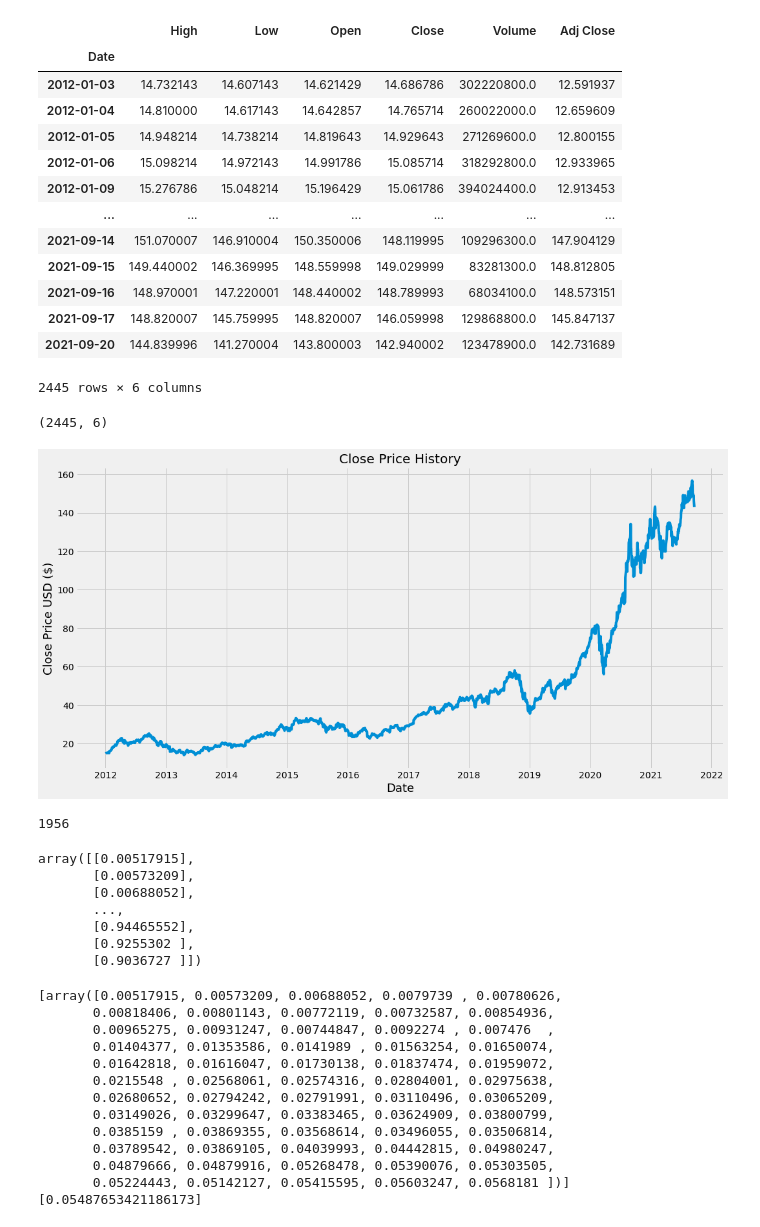
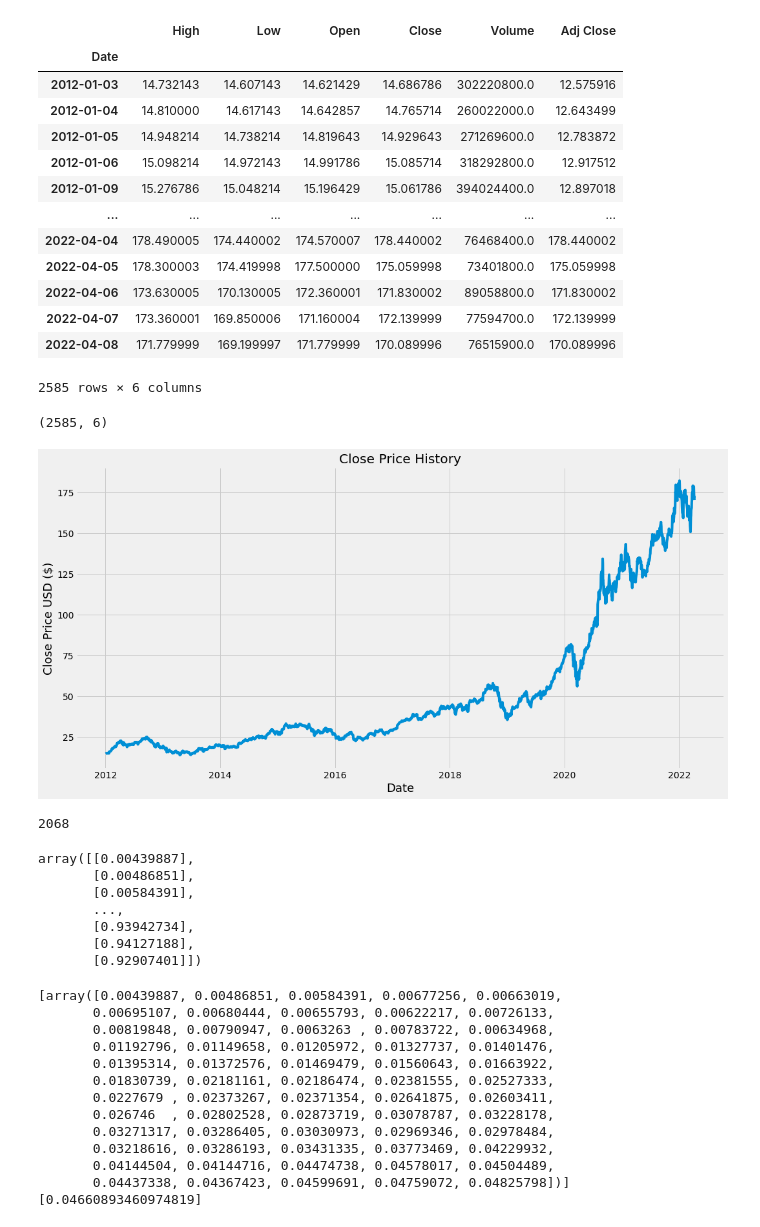
Before and after one commit to KawalpreetDeol/Stock-Price-Predictor, a Jupyter notebook: Closing Stock Price Predictor.ipynb, the cells around one changed output. Saved outputs shown, nothing was run; the diff lists cells and outputs as text; code cells hidden in the pictures.

```diff
--- a/Closing Stock Price Predictor.ipynb
+++ b/Closing Stock Price Predictor.ipynb
@@ -45,29 +43,29 @@ Successfully installed absl-py-1.0.0 astunparse-1.6.3 cachetools-4.2.4 flatbuffe
 # %%
 # Get Stock Quote
 stock_ticker = 'AAPL'
-df = web.DataReader(stock_ticker, data_source='yahoo', start='2012-01-01', end='2021-09-20')
+df = web.DataReader(stock_ticker, data_source='yahoo', start='2012-01-01', end='2022-04-10')
 # Display Data
 df
 # %% [output]
 |  | High | Low | Open | Close | Volume | Adj Close |
 | Date |  |  |  |  |  |  |
-| 2012-01-03 | 14.732143 | 14.607143 | 14.621429 | 14.686786 | 302220800.0 | 12.591937 |
-| 2012-01-04 | 14.810000 | 14.617143 | 14.642857 | 14.765714 | 260022000.0 | 12.659609 |
-| 2012-01-05 | 14.948214 | 14.738214 | 14.819643 | 14.929643 | 271269600.0 | 12.800155 |
-| 2012-01-06 | 15.098214 | 14.972143 | 14.991786 | 15.085714 | 318292800.0 | 12.933965 |
-| 2012-01-09 | 15.276786 | 15.048214 | 15.196429 | 15.061786 | 394024400.0 | 12.913453 |
+| 2012-01-03 | 14.732143 | 14.607143 | 14.621429 | 14.686786 | 302220800.0 | 12.575916 |
+| 2012-01-04 | 14.810000 | 14.617143 | 14.642857 | 14.765714 | 260022000.0 | 12.643499 |
+| 2012-01-05 | 14.948214 | 14.738214 | 14.819643 | 14.929643 | 271269600.0 | 12.783872 |
+| 2012-01-06 | 15.098214 | 14.972143 | 14.991786 | 15.085714 | 318292800.0 | 12.917512 |
+| 2012-01-09 | 15.276786 | 15.048214 | 15.196429 | 15.061786 | 394024400.0 | 12.897018 |
 | ... | ... | ... | ... | ... | ... | ... |
-| 2021-09-14 | 151.070007 | 146.910004 | 150.350006 | 148.119995 | 109296300.0 | 147.904129 |
-| 2021-09-15 | 149.440002 | 146.369995 | 148.559998 | 149.029999 | 83281300.0 | 148.812805 |
-| 2021-09-16 | 148.970001 | 147.220001 | 148.440002 | 148.789993 | 68034100.0 | 148.573151 |
-| 2021-09-17 | 148.820007 | 145.759995 | 148.820007 | 146.059998 | 129868800.0 | 145.847137 |
-| 2021-09-20 | 144.839996 | 141.270004 | 143.800003 | 142.940002 | 123478900.0 | 142.731689 |
+| 2022-04-04 | 178.490005 | 174.440002 | 174.570007 | 178.440002 | 76468400.0 | 178.440002 |
+| 2022-04-05 | 178.300003 | 174.419998 | 177.500000 | 175.059998 | 73401800.0 | 175.059998 |
+| 2022-04-06 | 173.630005 | 170.130005 | 172.360001 | 171.830002 | 89058800.0 | 171.830002 |
+| 2022-04-07 | 173.360001 | 169.850006 | 171.160004 | 172.139999 | 77594700.0 | 172.139999 |
+| 2022-04-08 | 171.779999 | 169.199997 | 171.779999 | 170.089996 | 76515900.0 | 170.089996 |
-2445 rows × 6 columns
+2585 rows × 6 columns
 # %%
 # Get the number of rows and columns in the data set
 df.shape
 # %% [output]
-(2445, 6)
+(2585, 6)
 # %%
 # Visualize the closing price
 plt.figure(figsize=(16,8))
@@ -77,7 +75,7 @@ plt.xlabel('Date', fontsize=18)
 plt.ylabel('Close Price USD ($)', fontsize=18)
 plt.show()
 # %% [output]
-[figure, old version]
+[figure, new version]
 # %%
 # Create a new dataframe with only the 'Close column'
 data = df.filter(['Close'])
@@ -88,7 +86,7 @@ training_data_len = math.ceil(len(dataset) * 0.8)
 
 training_data_len
 # %% [output]
-1956
+2068
 # %%
 # Scale the data - apply preprocessing/scaling normalization
 scaler = MinMaxScaler(feature_range=(0,1))
@@ -96,13 +94,13 @@ scaled_data = scaler.fit_transform(dataset)
 
 scaled_data
 # %% [output]
-array([[0.00517915],
-       [0.00573209],
-       [0.00688052],
+array([[0.00439887],
+       [0.00486851],
+       [0.00584391],
        ...,
-       [0.94465552],
-       [0.9255302 ],
-       [0.9036727 ]])
+       [0.93942734],
+       [0.94127188],
+       [0.92907401]])
 # %%
 # Create the training data set
 # Create the scaled training data set
@@ -121,19 +119,19 @@ for i in range(60, len(train_data)):
         print(y_train)
         print()
 # %% [output]
-[array([0.00517915, 0.00573209, 0.00688052, 0.0079739 , 0.00780626,
-       0.00818406, 0.00801143, 0.00772119, 0.00732587, 0.00854936,
-       0.00965275, 0.00931247, 0.00744847, 0.0092274 , 0.007476  ,
-       0.01404377, 0.01353586, 0.0141989 , 0.01563254, 0.01650074,
-       0.01642818, 0.01616047, 0.01730138, 0.01837474, 0.01959072,
-       0.0215548 , 0.02568061, 0.02574316, 0.02804001, 0.02975638,
-       0.02680652, 0.02794242, 0.02791991, 0.03110496, 0.03065209,
-       0.03149026, 0.03299647, 0.03383465, 0.03624909, 0.03800799,
-       0.0385159 , 0.03869355, 0.03568614, 0.03496055, 0.03506814,
-       0.03789542, 0.03869105, 0.04039993, 0.04442815, 0.04980247,
-       0.04879666, 0.04879916, 0.05268478, 0.05390076, 0.05303505,
-       0.05224443, 0.05142127, 0.05415595, 0.05603247, 0.0568181 ])]
-[0.05487653421186173]
+[array([0.00439887, 0.00486851, 0.00584391, 0.00677256, 0.00663019,
+       0.00695107, 0.00680444, 0.00655793, 0.00622217, 0.00726133,
+       0.00819848, 0.00790947, 0.0063263 , 0.00783722, 0.00634968,
+       0.01192796, 0.01149658, 0.01205972, 0.01327737, 0.01401476,
+       0.01395314, 0.01372576, 0.01469479, 0.01560643, 0.01663922,
+       0.01830739, 0.02181161, 0.02186474, 0.02381555, 0.02527333,
+       0.0227679 , 0.02373267, 0.02371354, 0.02641875, 0.02603411,
+       0.026746  , 0.02802528, 0.02873719, 0.03078787, 0.03228178,
+       0.03271317, 0.03286405, 0.03030973, 0.02969346, 0.02978484,
+       0.03218616, 0.03286193, 0.03431335, 0.03773469, 0.04229932,
+       0.04144504, 0.04144716, 0.04474738, 0.04578017, 0.04504489,
+       0.04437338, 0.04367423, 0.04599691, 0.04759072, 0.04825798])]
+[0.04660893460974819]
 # %%
 # Convert the x_train and y_train to numpy arrays, so that we can train the LSTM model
 
```
Also changed, not shown: parts of 9 cells of this notebook.
